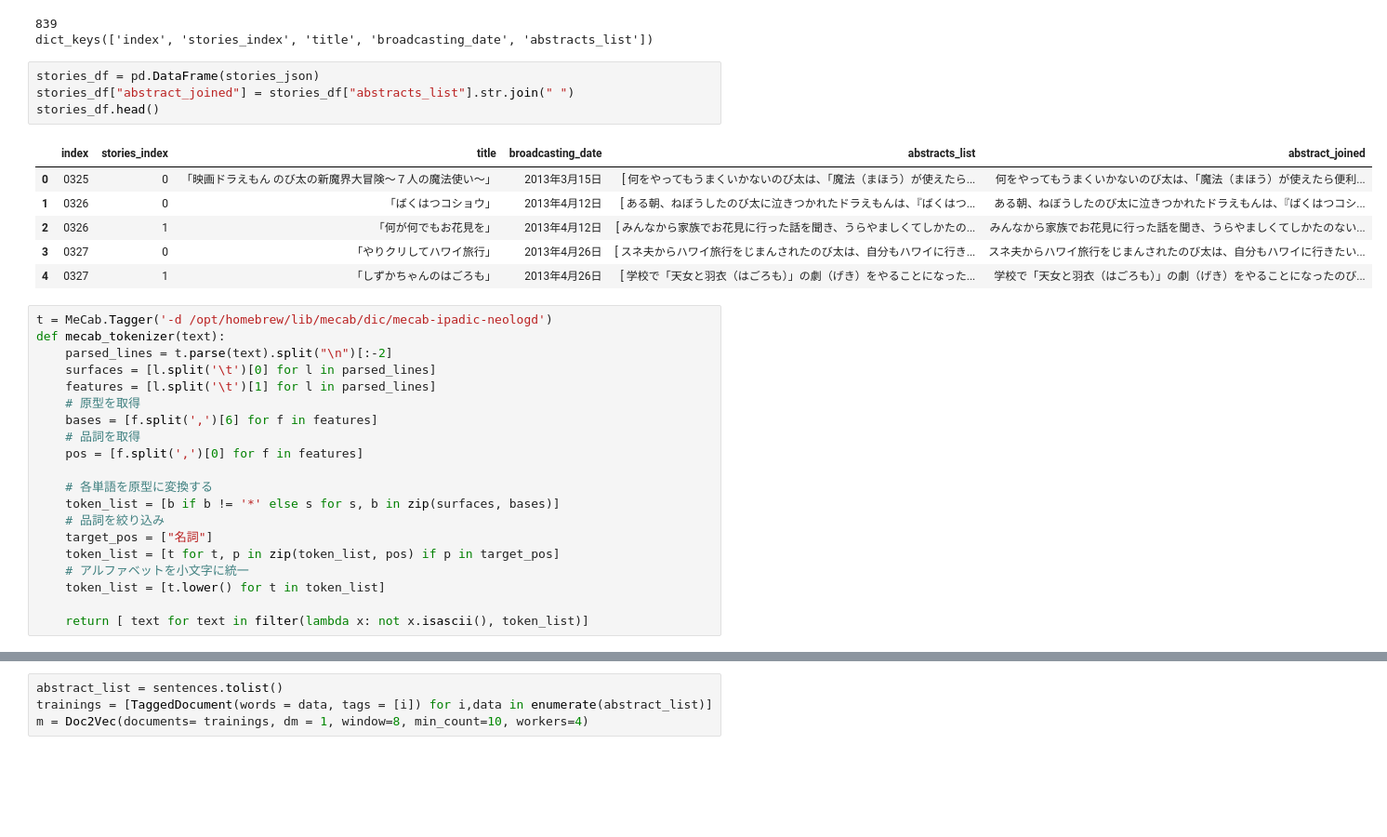
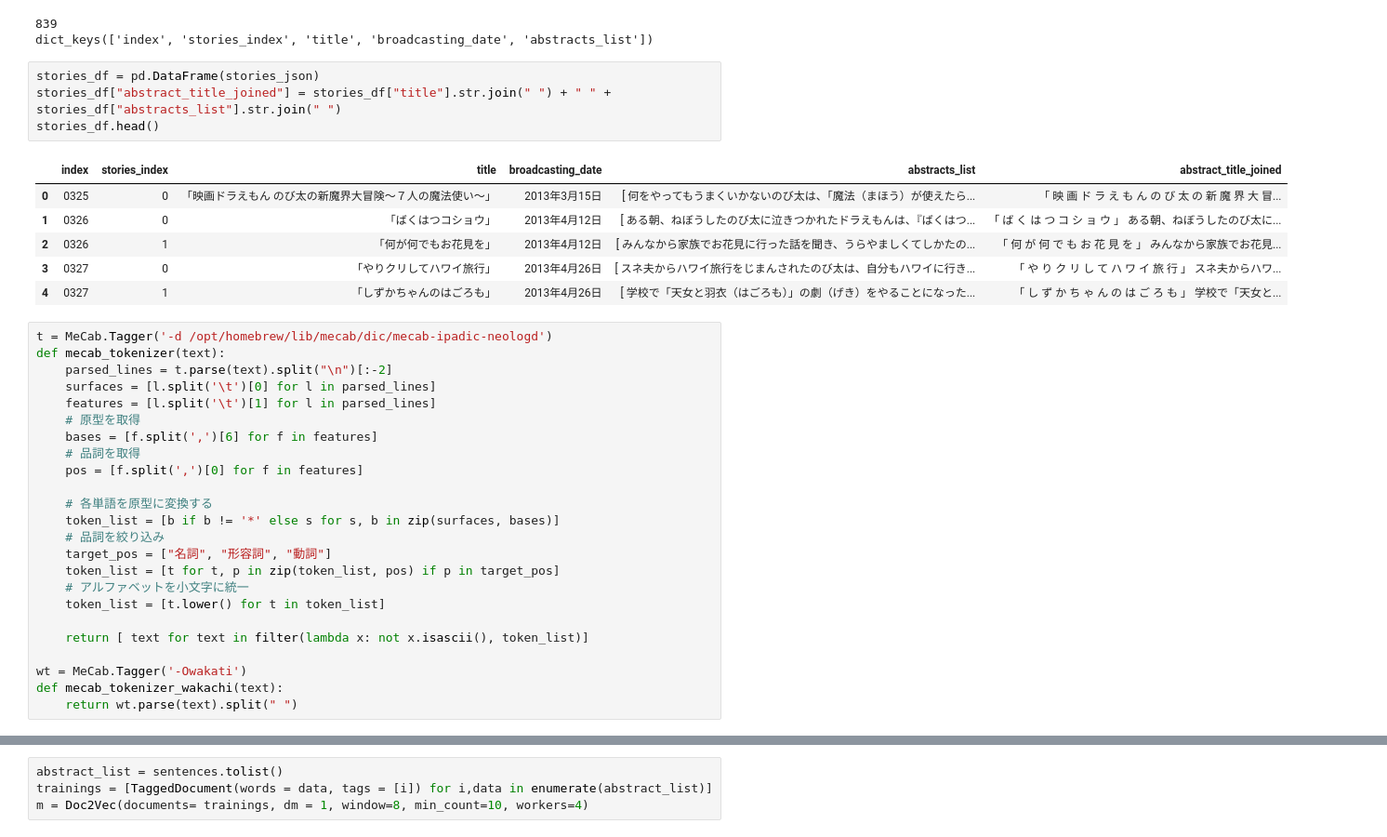
Before and after one commit to motttey/doraemon-machine-learning, a Jupyter notebook: doraemon-doc2vec.ipynb, the cells around one changed output, grey strips where cells are left out. Shown at 93% size. Drawn from its saved outputs; the diff is of its cells as text; blank space fills up the shorter version.

Commit message:
add: wakati tagger

```diff
--- a/doraemon-doc2vec.ipynb
+++ b/doraemon-doc2vec.ipynb
@@ -24,15 +24,15 @@ print(stories_json[1].keys())
 dict_keys(['index', 'stories_index', 'title', 'broadcasting_date', 'abstracts_list'])
 # %%
 stories_df = pd.DataFrame(stories_json)
-stories_df["abstract_joined"] = stories_df["abstracts_list"].str.join(" ")
+stories_df["abstract_title_joined"] = stories_df["title"].str.join(" ") + " " + stories_df["abstracts_list"].str.join(" ")
 stories_df.head()
 # %% [output]
-|  | index | stories_index | title | broadcasting_date | abstracts_list | abstract_joined |
-| 0 | 0325 | 0 | 「映画ドラえもん のび太の新魔界大冒険～７人の魔法使い～」 | 2013年3月15日 | [ 何をやってもうまくいかないのび太は、「魔法（まほう）が使えたら... | 何をやってもうまくいかないのび太は、「魔法（まほう）が使えたら便利... |
-| 1 | 0326 | 0 | 「ばくはつコショウ」 | 2013年4月12日 | [ ある朝、ねぼうしたのび太に泣きつかれたドラえもんは、『ばくはつ... | ある朝、ねぼうしたのび太に泣きつかれたドラえもんは、『ばくはつコシ... |
-| 2 | 0326 | 1 | 「何が何でもお花見を」 | 2013年4月12日 | [ みんなから家族でお花見に行った話を聞き、うらやましくてしかたの... | みんなから家族でお花見に行った話を聞き、うらやましくてしかたのない... |
-| 3 | 0327 | 0 | 「やりクリしてハワイ旅行」 | 2013年4月26日 | [ スネ夫からハワイ旅行をじまんされたのび太は、自分もハワイに行き... | スネ夫からハワイ旅行をじまんされたのび太は、自分もハワイに行きたい... |
-| 4 | 0327 | 1 | 「しずかちゃんのはごろも」 | 2013年4月26日 | [ 学校で「天女と羽衣（はごろも）」の劇（げき）をやることになった... | 学校で「天女と羽衣（はごろも）」の劇（げき）をやることになったのび... |
+|  | index | stories_index | title | broadcasting_date | abstracts_list | abstract_title_joined |
+| 0 | 0325 | 0 | 「映画ドラえもん のび太の新魔界大冒険～７人の魔法使い～」 | 2013年3月15日 | [ 何をやってもうまくいかないのび太は、「魔法（まほう）が使えたら... | 「 映 画 ド ラ え も ん の び 太 の 新 魔 界 大 冒... |
+| 1 | 0326 | 0 | 「ばくはつコショウ」 | 2013年4月12日 | [ ある朝、ねぼうしたのび太に泣きつかれたドラえもんは、『ばくはつ... | 「 ば く は つ コ シ ョ ウ 」 ある朝、ねぼうしたのび太に... |
+| 2 | 0326 | 1 | 「何が何でもお花見を」 | 2013年4月12日 | [ みんなから家族でお花見に行った話を聞き、うらやましくてしかたの... | 「 何 が 何 で も お 花 見 を 」 みんなから家族でお花見... |
+| 3 | 0327 | 0 | 「やりクリしてハワイ旅行」 | 2013年4月26日 | [ スネ夫からハワイ旅行をじまんされたのび太は、自分もハワイに行き... | 「 や り ク リ し て ハ ワ イ 旅 行 」 スネ夫からハワ... |
+| 4 | 0327 | 1 | 「しずかちゃんのはごろも」 | 2013年4月26日 | [ 学校で「天女と羽衣（はごろも）」の劇（げき）をやることになった... | 「 し ず か ち ゃ ん の は ご ろ も 」 学校で「天女と... |
 # %%
 t = MeCab.Tagger('-d /opt/homebrew/lib/mecab/dic/mecab-ipadic-neologd')
 def mecab_tokenizer(text):
@@ -47,11 +47,15 @@ def mecab_tokenizer(text):
     # 各単語を原型に変換する
     token_list = [b if b != '*' else s for s, b in zip(surfaces, bases)]
     # 品詞を絞り込み
-    target_pos = ["名詞"]
+    target_pos = ["名詞", "形容詞", "動詞"]
     token_list = [t for t, p in zip(token_list, pos) if p in target_pos]
     # アルファベットを小文字に統一
     token_list = [t.lower() for t in token_list]
 
     return [ text for text in filter(lambda x: not x.isascii(), token_list)]
+
+wt = MeCab.Tagger('-Owakati')
+def mecab_tokenizer_wakachi(text):
+    return wt.parse(text).split(" ")
 # %%
 # ストーリーが取得できたものに絞る
```
Also changed, not shown: parts of 7 cells of this notebook.
